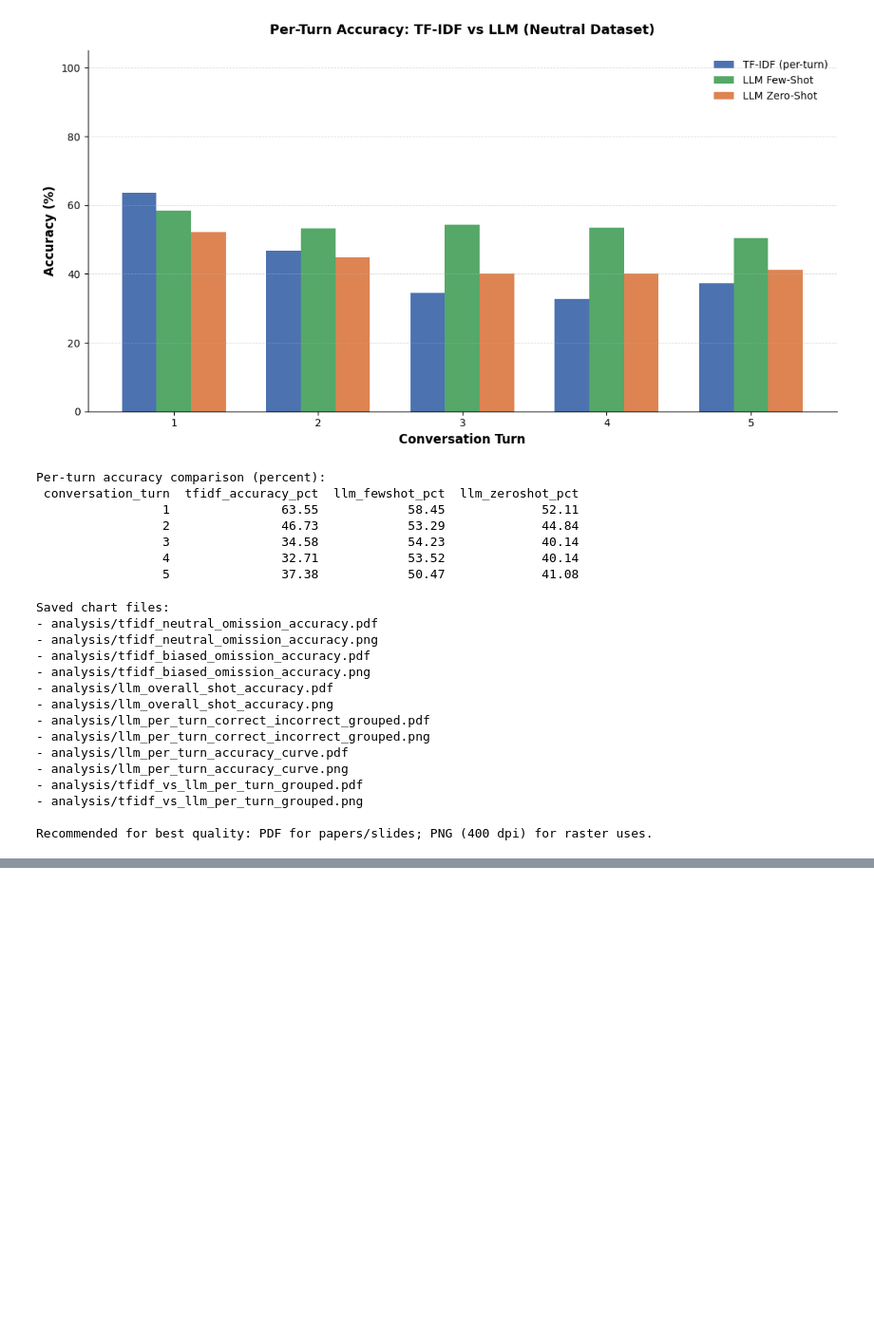
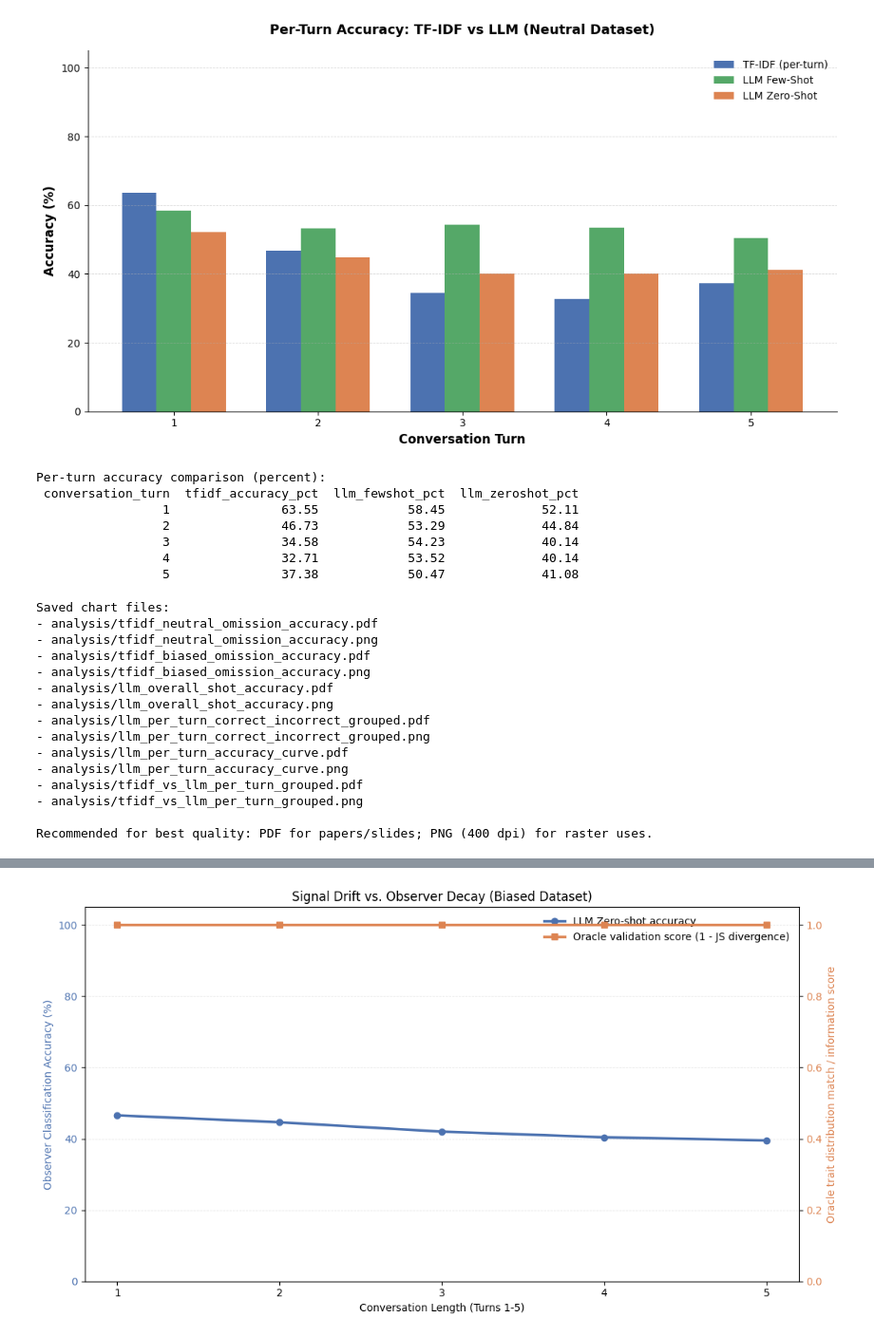
Before and after one commit to AdamOwolabi/llm-privacy-leakage, a Jupyter notebook: statistical_analysis.ipynb, the cells around one changed output, grey strips where cells are left out. Shown at 95% size. Cells and saved outputs as stored; diff of their text form; code cells hidden in the pictures; blank space fills up the shorter version.

```diff
--- a/statistical_analysis.ipynb
+++ b/statistical_analysis.ipynb
@@ -505,0 +934,100 @@ Recommended for best quality: PDF for papers/slides; PNG (400 dpi) for raster us
+# %%
+# Signal drift vs observer decay: zero-shot accuracy against oracle validation score
+import numpy as np
+import pandas as pd
+import matplotlib.pyplot as plt
+
+zero_path = 'predictions/dataset_b_biased_zero_shot_llm_observer.csv'
+
+def turnwise_accuracy(path):
+    df = pd.read_csv(path)
+    if {'conversation_turn', 'label', 'prediction'}.difference(df.columns):
+        raise ValueError(f'Missing required columns in {path}')
+    gp = (
+        df.assign(is_correct=(df['label'] == df['prediction']).astype(int))
+          .groupby('conversation_turn', as_index=False)
+          .agg(total=('is_correct', 'size'), correct=('is_correct', 'sum'))
+          .sort_values('conversation_turn')
+    )
+    gp['accuracy_pct'] = (gp['correct'] / gp['total']) * 100
+    return gp
+
+def js_divergence(p, q):
+    p = np.asarray(p, dtype=float)
+    q = np.asarray(q, dtype=float)
+    p = p / p.sum()
+    q = q / q.sum()
+    m = 0.5 * (p + q)
+    def kl(a, b):
+        mask = a > 0
+        return np.sum(a[mask] * np.log2(a[mask] / b[mask]))
+    return 0.5 * kl(p, m) + 0.5 * kl(q, m)
+
+def oracle_validation_curve(csv_path):
+    df = pd.read_csv(csv_path)
+    if {'conversation_turn', 'label'}.difference(df.columns):
+        raise ValueError(f'Missing required columns in {csv_path}')
+
+    label_values = np.sort(df['label'].dropna().unique())
+    global_counts = df['label'].value_counts().reindex(label_values, fill_value=0).to_numpy(dtype=float)
+    if global_counts.sum() == 0:
+        raise ValueError('Global label distribution is empty')
+    global_dist = global_counts / global_counts.sum()
+
+    rows = []
+    max_entropy = float(np.log2(len(label_values))) if len(label_values) > 1 else 1.0
+    for turn, group in df.groupby('conversation_turn', sort=True):
+        turn_counts = group['label'].value_counts().reindex(label_values, fill_value=0).to_numpy(dtype=float)
+        turn_dist = turn_counts / turn_counts.sum() if turn_counts.sum() else np.zeros_like(turn_counts)
+        positive = turn_dist > 0
+        entropy = float(-np.sum(turn_dist[positive] * np.log2(turn_dist[positive]))) if positive.any() else 0.0
+        entropy_norm = entropy / max_entropy if max_entropy > 0 else 0.0
+        match_score = 1.0 - js_divergence(turn_dist, global_dist)
+        rows.append({
+            'conversation_turn': turn,
+            'match_score': match_score,
+            'entropy_score': entropy_norm,
+        })
+
+    return pd.DataFrame(rows).sort_values('conversation_turn')
+
+zero_curve = turnwise_accuracy(zero_path)
+oracle_curve = oracle_validation_curve(zero_path)
+
+fig, ax1 = plt.subplots(figsize=(11, 6))
+x = zero_curve['conversation_turn'].to_numpy()
+
+ax1.plot(x, zero_curve['accuracy_pct'].to_numpy(), marker='o', linewidth=2.5, color='#4C72B0',
+         label='LLM Zero-shot accuracy')
+ax1.set_xlabel('Conversation Length (Turns 1-5)')
+ax1.set_ylabel('Observer Classification Accuracy (%)', color='#4C72B0')
+ax1.tick_params(axis='y', labelcolor='#4C72B0')
+ax1.set_xticks(x)
+ax1.set_ylim(0, 105)
+ax1.grid(axis='y', linestyle='--', linewidth=0.6, alpha=0.35)
+ax1.spines['top'].set_visible(False)
+ax1.spines['right'].set_visible(False)
+
+ax2 = ax1.twinx()
+ax2.plot(oracle_curve['conversation_turn'].to_numpy(), oracle_curve['match_score'].to_numpy(), marker='s', linewidth=2.5,
+         color='#DD8452', label='Oracle validation score (1 - JS divergence)')
+ax2.set_ylabel('Oracle trait distribution match / information score', color='#DD8452')
+ax2.tick_params(axis='y', labelcolor='#DD8452')
+ax2.set_ylim(0, 1.05)
+
+ax1.set_title('Signal Drift vs. Observer Decay (Biased Dataset)')
+
+lines_1, labels_1 = ax1.get_legend_handles_labels()
+lines_2, labels_2 = ax2.get_legend_handles_labels()
+ax1.legend(lines_1 + lines_2, labels_1 + labels_2, frameon=False, loc='best')
+
+plt.tight_layout()
+plt.show()
+
+print('Per-turn zero-shot accuracy and oracle validation scores:')
+merged = zero_curve[['conversation_turn', 'accuracy_pct']].merge(oracle_curve, on='conversation_turn', how='inner')
+print(merged.round(4).to_string(index=False))
+print('')
+print('Note: the oracle curve is a validation proxy based on the per-turn label distribution matching the overall dataset label distribution.')
+# %% [output]
+[figure, added]
```
Also changed, not shown: parts of 12 cells of this notebook, 12 other files.
